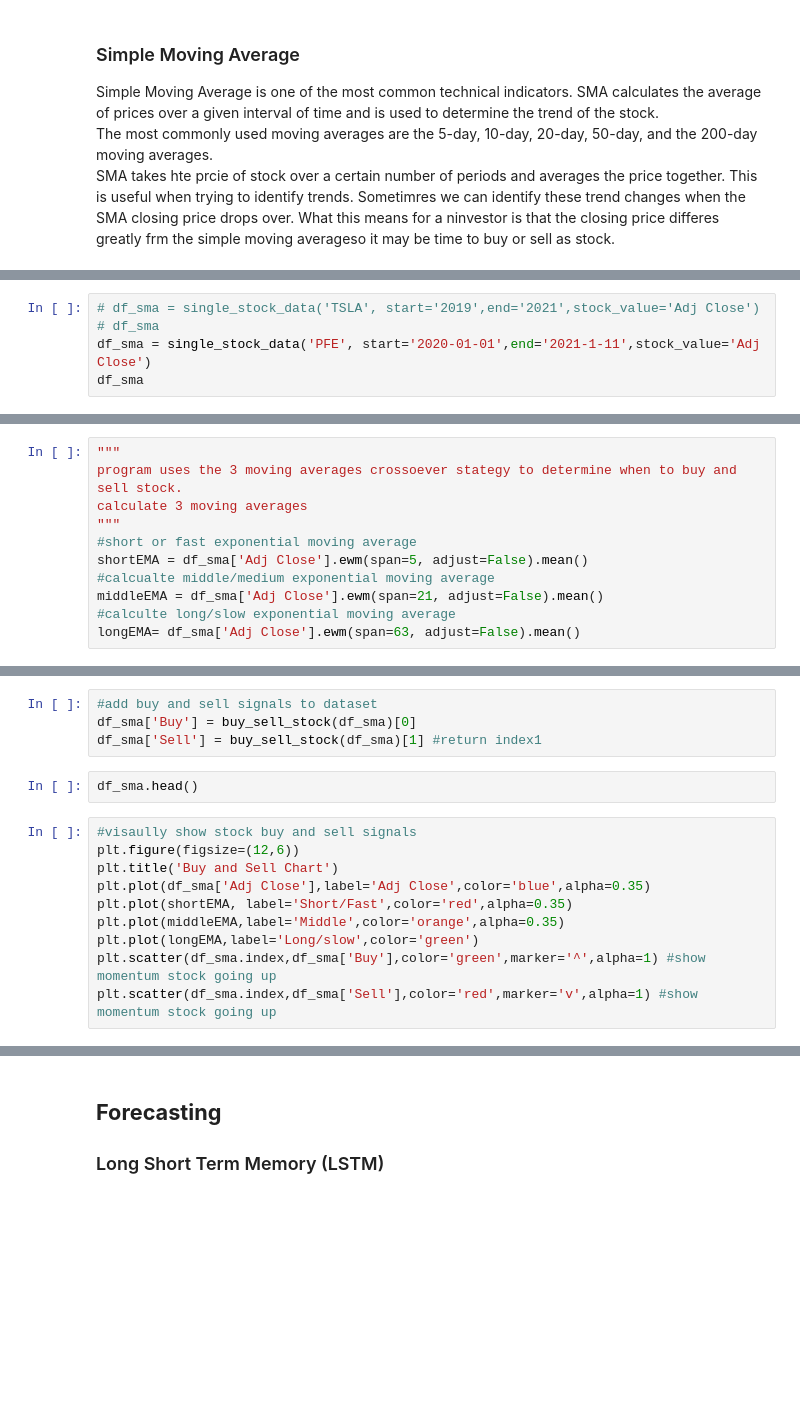
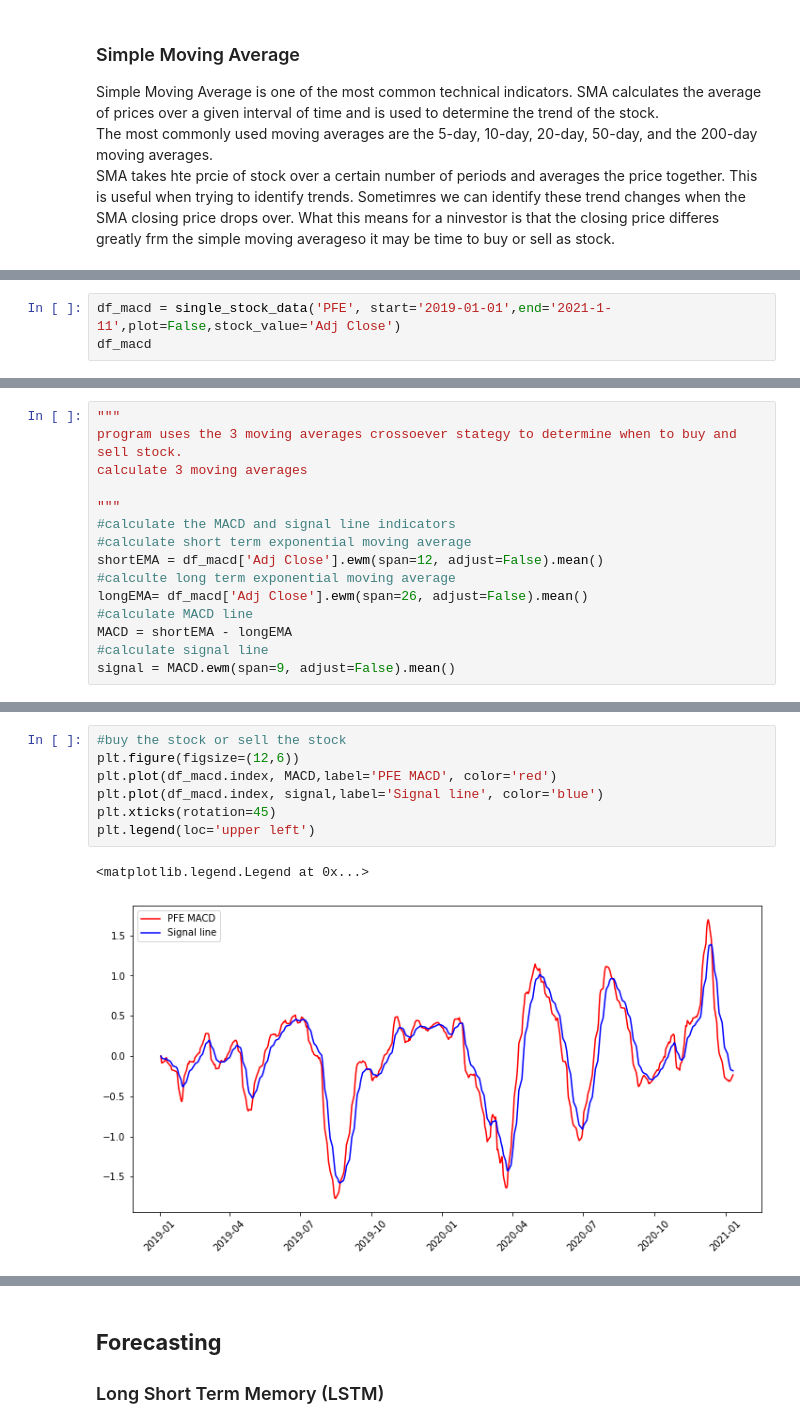
Before and after one commit to davidrtorres/Model-5-Stock-Price-Forecasting, a Jupyter notebook: Stocks_Capstone_2-8-21.ipynb, the cells around one changed output, grey strips where cells are left out. Drawn from its saved outputs; the diff is of its cells as text; blank space fills up the shorter version.

```diff
--- a/Stocks_Capstone_2-8-21.ipynb
+++ b/Stocks_Capstone_2-8-21.ipynb
@@ -696,5 +670,3 @@ SMA takes hte prcie of stock over a certain number of periods and averages the p
 # %%
-# df_sma = single_stock_data('TSLA', start='2019',end='2021',stock_value='Adj Close')
-# df_sma
-df_sma = single_stock_data('PFE', start='2020-01-01',end='2021-1-11',stock_value='Adj Close')
-df_sma
+df_macd = single_stock_data('PFE', start='2019-01-01',end='2021-1-11',plot=False,stock_value='Adj Close')
+df_macd
@@ -702,10 +694,14 @@ df_sma
 """
 program uses the 3 moving averages crossoever stategy to determine when to buy and sell stock.
 calculate 3 moving averages
+
 """
-#short or fast exponential moving average
-shortEMA = df_sma['Adj Close'].ewm(span=5, adjust=False).mean()
-#calcualte middle/medium exponential moving average
-middleEMA = df_sma['Adj Close'].ewm(span=21, adjust=False).mean()
-#calculte long/slow exponential moving average
-longEMA= df_sma['Adj Close'].ewm(span=63, adjust=False).mean()
+#calculate the MACD and signal line indicators
+#calculate short term exponential moving average
+shortEMA = df_macd['Adj Close'].ewm(span=12, adjust=False).mean()
+#calculte long term exponential moving average
+longEMA= df_macd['Adj Close'].ewm(span=26, adjust=False).mean()
+#calculate MACD line
+MACD = shortEMA - longEMA
+#calculate signal line
+signal = MACD.ewm(span=9, adjust=False).mean()
@@ -787,16 +708,10 @@ def buy_sell_stock(data):
-# %%
-#add buy and sell signals to dataset
-df_sma['Buy'] = buy_sell_stock(df_sma)[0]
-df_sma['Sell'] = buy_sell_stock(df_sma)[1] #return index1
-# %%
-df_sma.head()
-# %%
-#visaully show stock buy and sell signals
-plt.figure(figsize=(12,6))
-plt.title('Buy and Sell Chart')
-plt.plot(df_sma['Adj Close'],label='Adj Close',color='blue',alpha=0.35)
-plt.plot(shortEMA, label='Short/Fast',color='red',alpha=0.35)
-plt.plot(middleEMA,label='Middle',color='orange',alpha=0.35)
-plt.plot(longEMA,label='Long/slow',color='green')
-plt.scatter(df_sma.index,df_sma['Buy'],color='green',marker='^',alpha=1) #show momentum stock going up
-plt.scatter(df_sma.index,df_sma['Sell'],color='red',marker='v',alpha=1) #show momentum stock going up
+# %%
+#buy the stock or sell the stock
+plt.figure(figsize=(12,6))
+plt.plot(df_macd.index, MACD,label='PFE MACD', color='red')
+plt.plot(df_macd.index, signal,label='Signal line', color='blue')
+plt.xticks(rotation=45)
+plt.legend(loc='upper left')
+# %% [output]
+<matplotlib.legend.Legend at 0x...>
+[figure, added]
```
Also changed, not shown: parts of 63 cells of this notebook.
